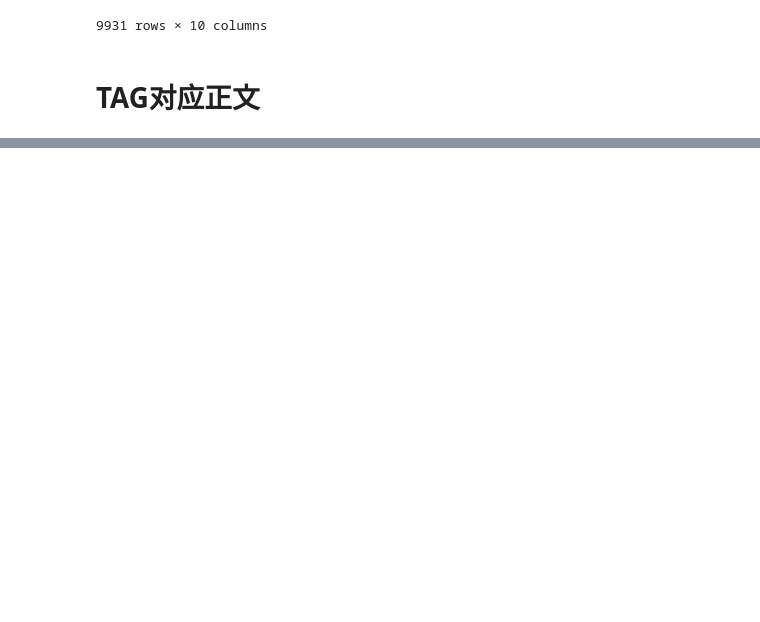
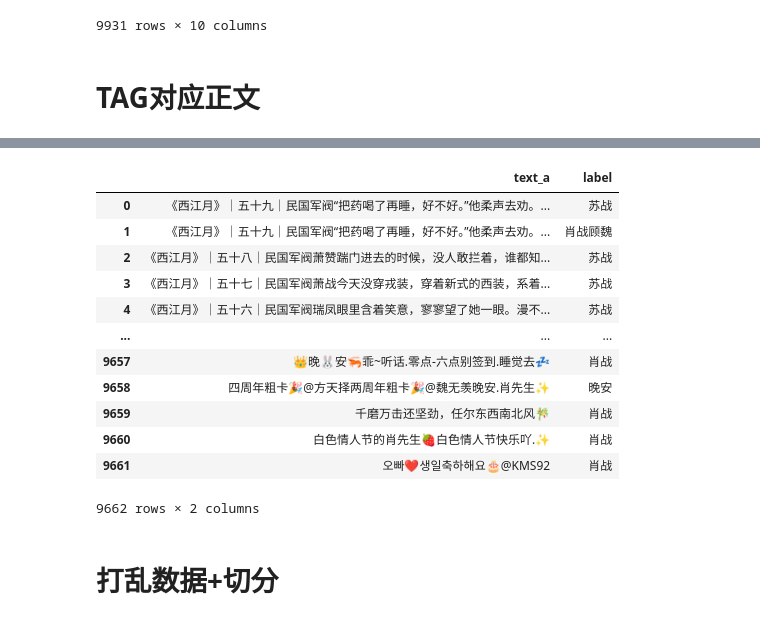
Before and after one commit to mayingwuhu/ghost-on-web, a Jupyter notebook: data_clean/微博清洗.ipynb, the cells around one changed output, grey strips where cells are left out. Saved outputs shown, nothing was run; the diff lists cells and outputs as text; code cells hidden in the pictures; blank space fills up the shorter version.

```diff
--- a/data_clean/微博清洗.ipynb
+++ b/data_clean/微博清洗.ipynb
@@ -395,0 +447,24 @@ data_1
+# %%
+df['label'] = df['label'].apply(lambda x: x if x in list else None)
+df = df.dropna()
+df.reset_index(drop=True, inplace=True)
+order = ["text_a", "label"]
+df = df[order]
+df.to_csv("all_tag_clean.csv")
+df
+# %% [output]
+|  | text_a | label |
+| 0 | 《西江月》｜五十九｜民国军阀“把药喝了再睡，好不好。”他柔声去劝。... | 苏战 |
+| 1 | 《西江月》｜五十九｜民国军阀“把药喝了再睡，好不好。”他柔声去劝。... | 肖战顾魏 |
+| 2 | 《西江月》｜五十八｜民国军阀萧赞踹门进去的时候，没人敢拦着，谁都知... | 苏战 |
+| 3 | 《西江月》｜五十七｜民国军阀萧战今天没穿戎装，穿着新式的西装，系着... | 苏战 |
+| 4 | 《西江月》｜五十六｜民国军阀瑞凤眼里含着笑意，寥寥望了她一眼。漫不... | 苏战 |
+| ... | ... | ... |
+| 9657 | 👑晚🐰安🦐乖~听话.零点-六点别签到.睡觉去💤 | 肖战 |
+| 9658 | 四周年粗卡🎉@方天择两周年粗卡🎉@魏无羡晚安.肖先生✨ | 晚安 |
+| 9659 | 千磨万击还坚劲，任尔东西南北风🎋 | 肖战 |
+| 9660 | 白色情人节的肖先生🍓白色情人节快乐吖.✨ | 肖战 |
+| 9661 | 오빠❤️생일축하해요🎂@KMS92 | 肖战 |
+9662 rows × 2 columns
+# %% [markdown]
+# 打乱数据+切分
```
Also changed, not shown: parts of 15 cells of this notebook, 3 other files.
